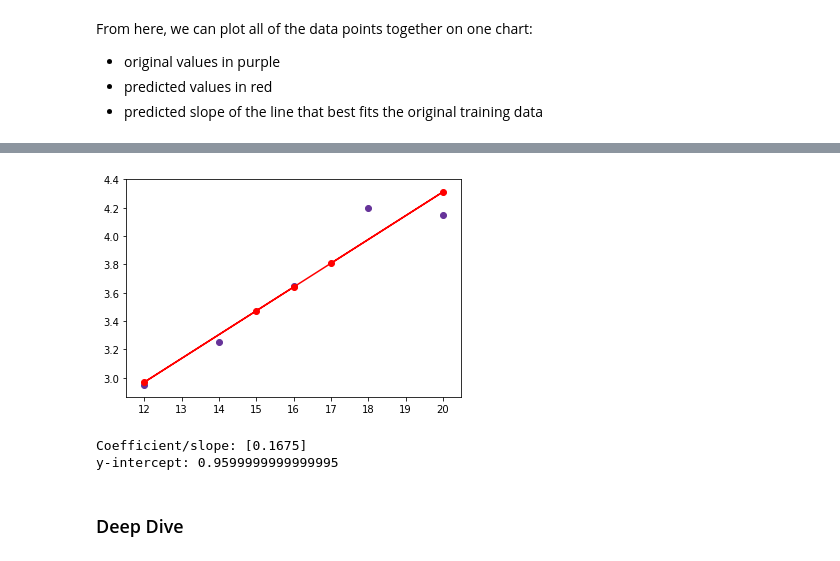
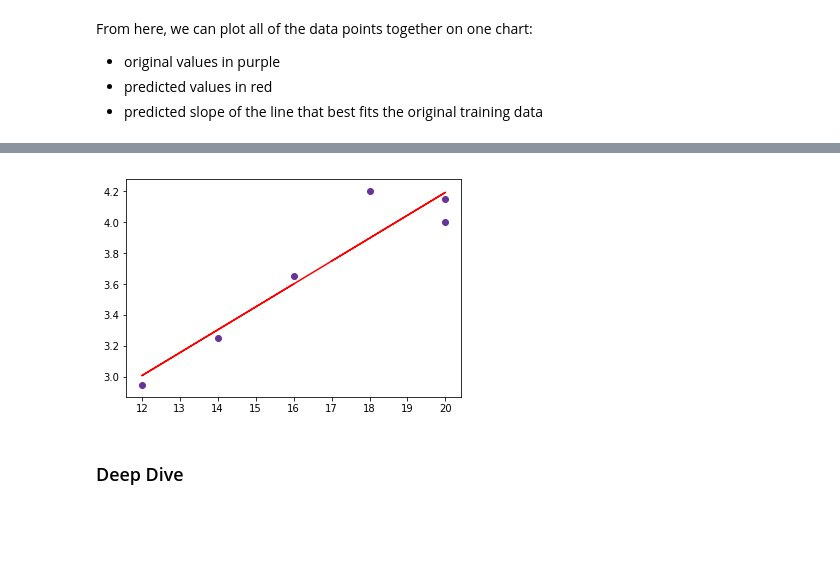
Before and after one commit to chalmerlowe/machine_learning, a Jupyter notebook: 01_intro_to_sklearn/01_intro_to_sklearn.ipynb, the cells around one changed output, grey strips where cells are left out. Drawn from its saved outputs; the diff is of its cells as text; code cells hidden in the pictures; blank space fills up the shorter version.

```diff
--- a/01_intro_to_sklearn/01_intro_to_sklearn.ipynb
+++ b/01_intro_to_sklearn/01_intro_to_sklearn.ipynb
@@ -170,8 +171,8 @@ import numpy as np
 # %% [markdown]
 We start off by making two `numpy` arrays.
 # %%
-x_train = np.array([12, 16, 20, 14, 18])             # Coffee sizes
-y_train = np.array([2.95, 3.65, 4.15, 3.25, 4.20])   # Coffee prices
+x_train = np.array([12, 16, 20, 14, 18, 20])             # Coffee sizes
+y_train = np.array([2.95, 3.65, 4.15, 3.25, 4.20, 4.00])   # Coffee prices
 # %% [markdown]
 Then we plot them using a `matplotlib` scatter plot.
 # %%
@@ -285,17 +293,8 @@ From here, we can plot all of the data points together on one chart:
 # %%
 plt.scatter(x_train, y_train, color='rebeccapurple')
-plt.scatter(x_test, y_pred, color='red')
 plt.plot(x_test, y_pred, color='red');
 # %% [output]
-[figure, old version]
+[figure, new version]
-# %%
-# For reference, against the above graph:
-
-print('Coefficient/slope:', model.coef_)
-print('y-intercept:', model.intercept_)
-# %% [output]
-Coefficient/slope: [0.1675]
-y-intercept: 0.9599999999999995
 # %% [markdown]
 ### Deep Dive
 # %% [markdown]
```
Also changed, not shown: parts of 8 cells of this notebook, 1 other file.
